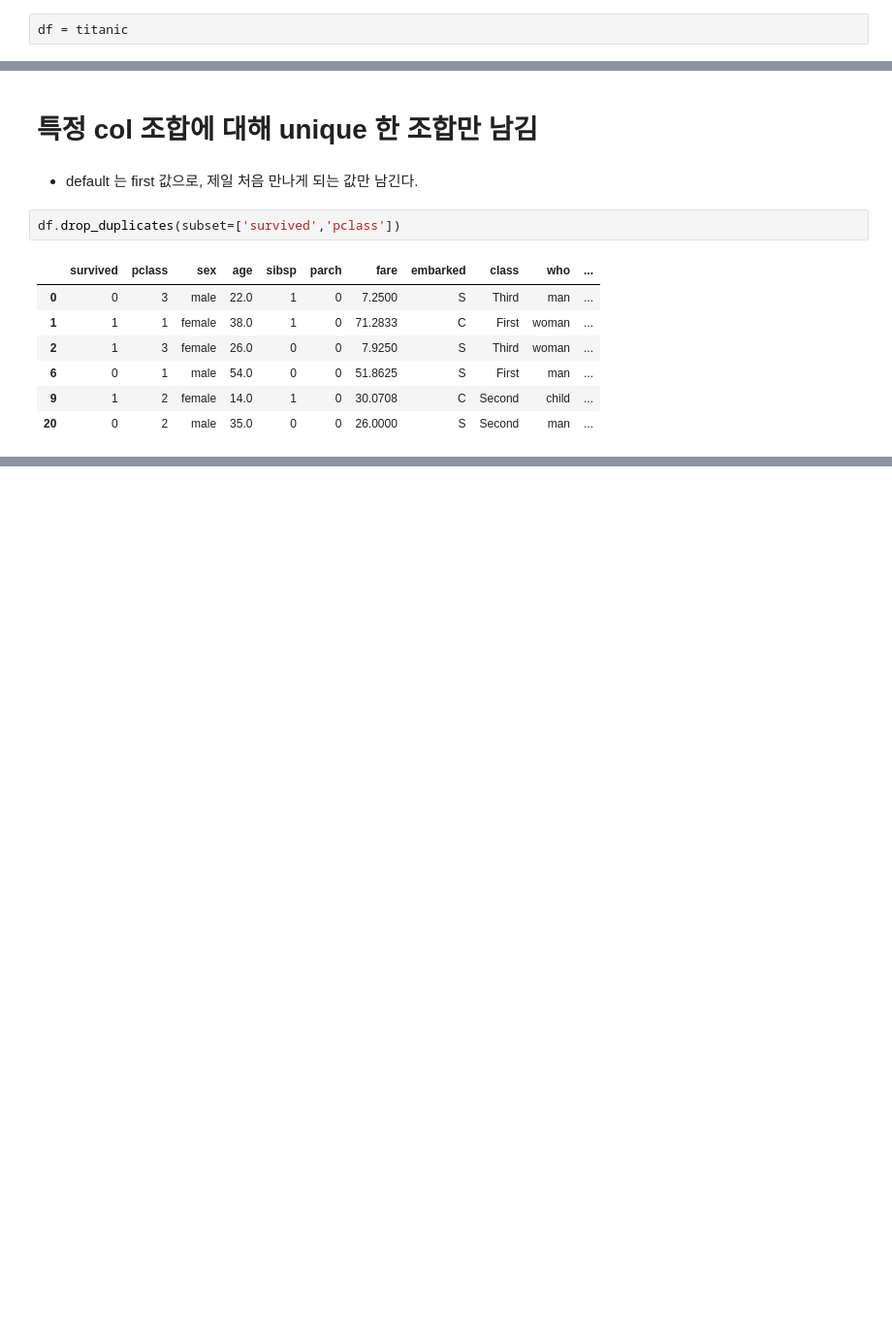
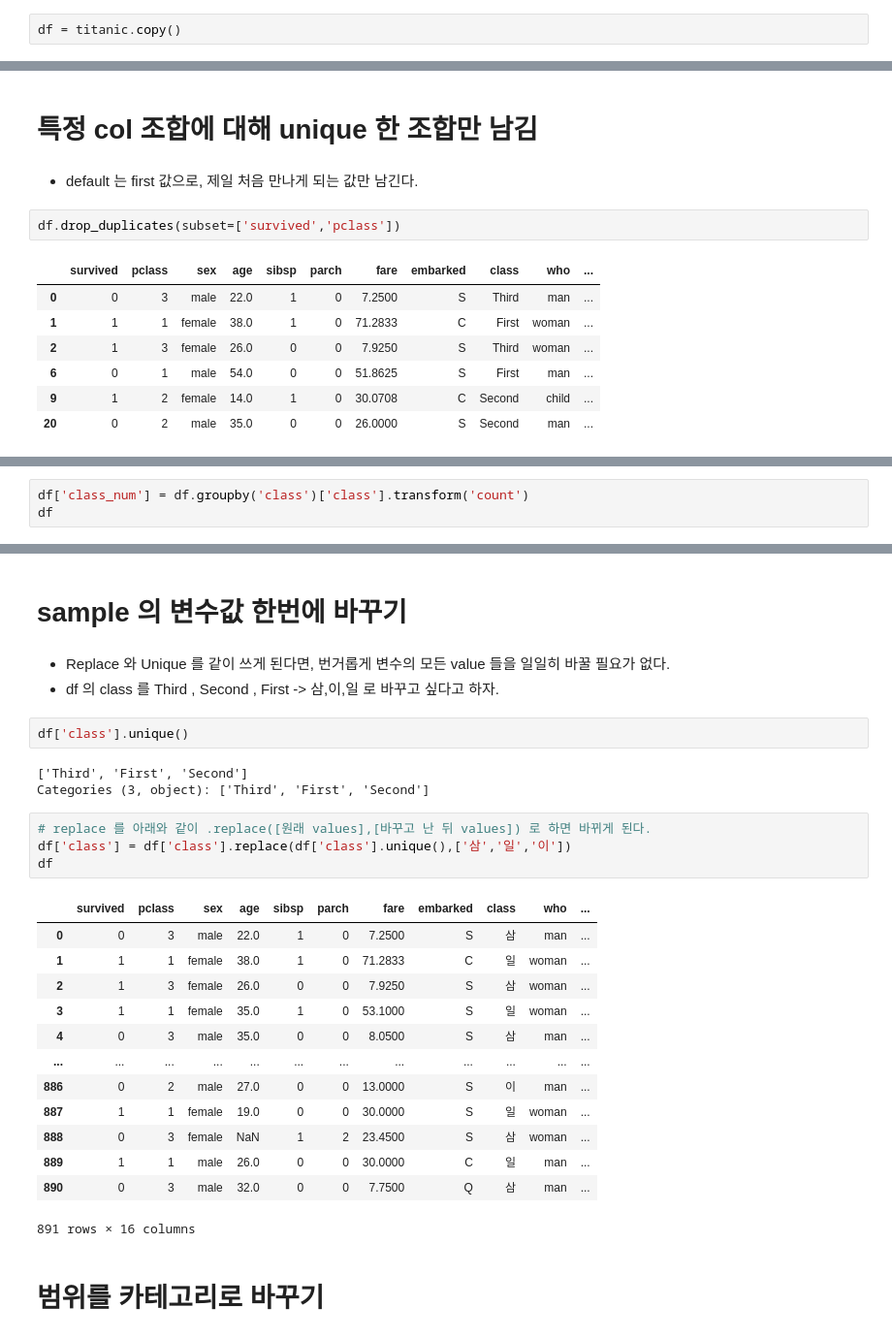
Before and after one commit to hana-dool/Data_Processing, a Jupyter notebook: 4.Tips.ipynb, the cells around one changed output, grey strips where cells are left out. Shown at 97% size. Cells and saved outputs as stored; diff of their text form; blank space fills up the shorter version.

```diff
--- a/4.Tips.ipynb
+++ b/4.Tips.ipynb
@@ -69,7 +69,7 @@ df.select_dtypes(exclude=np.number)
 # %% [markdown]
 - any method 를 써서, 하나의 null 이라도 존재하는 row 를 출력한다.
 # %%
-df = titanic
+df = titanic.copy()
 # %%
 df[df.isnull().any(axis=1)] # isnull 을 any 와 함께 써서 출력
 # %% [output]
@@ -138,0 +143,3 @@ df.drop_duplicates(subset=['survived','pclass'])
+# %%
+df['class_num'] = df.groupby('class')['class'].transform('count')
+df
@@ -138,0 +160,30 @@ df.drop_duplicates(subset=['survived','pclass'])
+# %% [markdown]
+#  sample 의 변수값 한번에 바꾸기
+# %% [markdown]
+- Replace 와 Unique 를 같이 쓰게 된다면, 번거롭게 변수의 모든 value 들을 일일히 바꿀 필요가 없다.
+- df 의 class 를 Third , Second , First -> 삼,이,일 로 바꾸고 싶다고 하자.
+# %%
+df['class'].unique()
+# %% [output]
+['Third', 'First', 'Second']
+Categories (3, object): ['Third', 'First', 'Second']
+# %%
+# replace 를 아래와 같이 .replace([원래 values],[바꾸고 난 뒤 values]) 로 하면 바뀌게 된다.
+df['class'] = df['class'].replace(df['class'].unique(),['삼','일','이'])
+df
+# %% [output]
+|  | survived | pclass | sex | age | sibsp | parch | fare | embarked | class | who | ... |
+| 0 | 0 | 3 | male | 22.0 | 1 | 0 | 7.2500 | S | 삼 | man | ... |
+| 1 | 1 | 1 | female | 38.0 | 1 | 0 | 71.2833 | C | 일 | woman | ... |
+| 2 | 1 | 3 | female | 26.0 | 0 | 0 | 7.9250 | S | 삼 | woman | ... |
+| 3 | 1 | 1 | female | 35.0 | 1 | 0 | 53.1000 | S | 일 | woman | ... |
+| 4 | 0 | 3 | male | 35.0 | 0 | 0 | 8.0500 | S | 삼 | man | ... |
+| ... | ... | ... | ... | ... | ... | ... | ... | ... | ... | ... | ... |
+| 886 | 0 | 2 | male | 27.0 | 0 | 0 | 13.0000 | S | 이 | man | ... |
+| 887 | 1 | 1 | female | 19.0 | 0 | 0 | 30.0000 | S | 일 | woman | ... |
+| 888 | 0 | 3 | female | NaN | 1 | 2 | 23.4500 | S | 삼 | woman | ... |
+| 889 | 1 | 1 | male | 26.0 | 0 | 0 | 30.0000 | C | 일 | man | ... |
+| 890 | 0 | 3 | male | 32.0 | 0 | 0 | 7.7500 | Q | 삼 | man | ... |
+891 rows × 16 columns
+# %% [markdown]
+# 범위를 카테고리로 바꾸기
```
Also changed, not shown: parts of 5 cells of this notebook, 2 other files.
